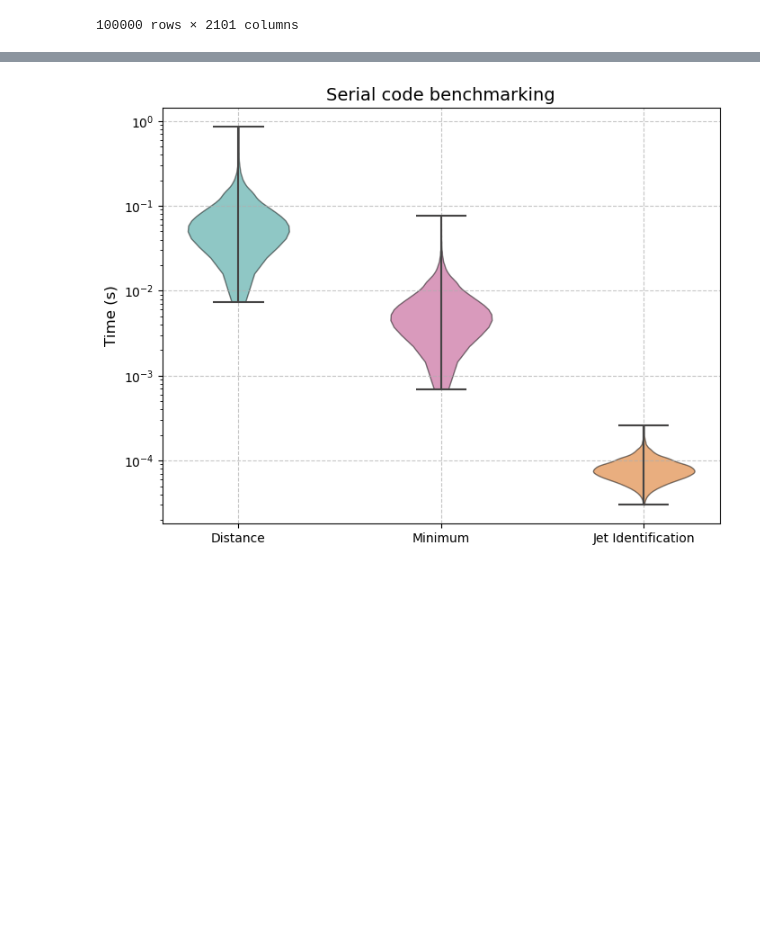
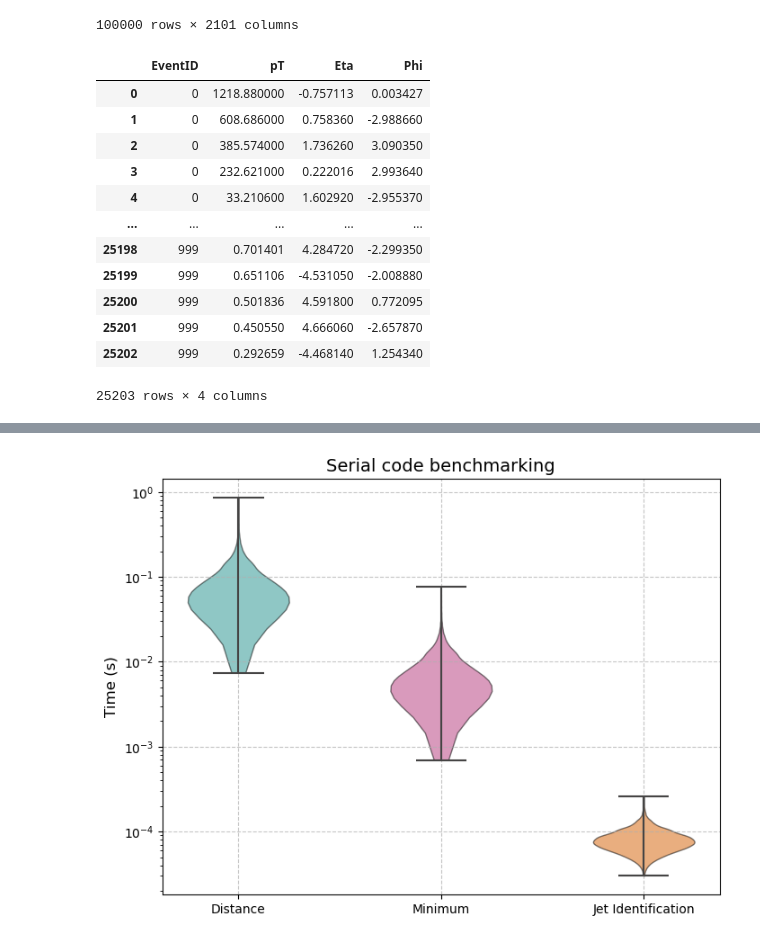
Before and after one commit to FrancescoLR02/JetClustering, a Jupyter notebook: Analysis.ipynb, the cells around one changed output, grey strips where cells are left out. Cells and saved outputs as stored; diff of their text form; code cells hidden in the pictures; blank space fills up the shorter version.

```diff
--- a/Analysis.ipynb
+++ b/Analysis.ipynb
@@ -27,4 +30,22 @@ ds
 | 99998 | 0.315057 | -1.749749 | -1.422875 | 2.182747 | -1.920024 | 2.674101 | 0.425823 | -1.260437 | -0.585848 | 1.348121 | ... | ... |
 | 99999 | 2.096975 | -1.797901 | -0.391067 | 0.734167 | -0.243370 | 1.809241 | 2.749131 | -1.559799 | -0.249572 | 5.015258 | ... | ... |
 100000 rows × 2101 columns
+# %%
+#Reconstructed dataset: EventID defines the jets found in the corresponsind collision
+df = pd.read_csv('ReconstructedJet.csv')
+df
+# %% [output]
+|  | EventID | pT | Eta | Phi |
+| 0 | 0 | 1218.880000 | -0.757113 | 0.003427 |
+| 1 | 0 | 608.686000 | 0.758360 | -2.988660 |
+| 2 | 0 | 385.574000 | 1.736260 | 3.090350 |
+| 3 | 0 | 232.621000 | 0.222016 | 2.993640 |
+| 4 | 0 | 33.210600 | 1.602920 | -2.955370 |
+| ... | ... | ... | ... | ... |
+| 25198 | 999 | 0.701401 | 4.284720 | -2.299350 |
+| 25199 | 999 | 0.651106 | -4.531050 | -2.008880 |
+| 25200 | 999 | 0.501836 | 4.591800 | 0.772095 |
+| 25201 | 999 | 0.450550 | 4.666060 | -2.657870 |
+| 25202 | 999 | 0.292659 | -4.468140 | 1.254340 |
+25203 rows × 4 columns
 # %%
```
Also changed, not shown: parts of 11 cells of this notebook, 7 other files.
